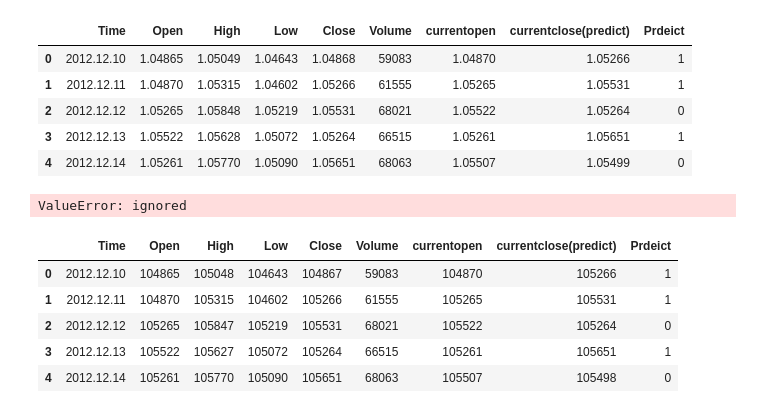
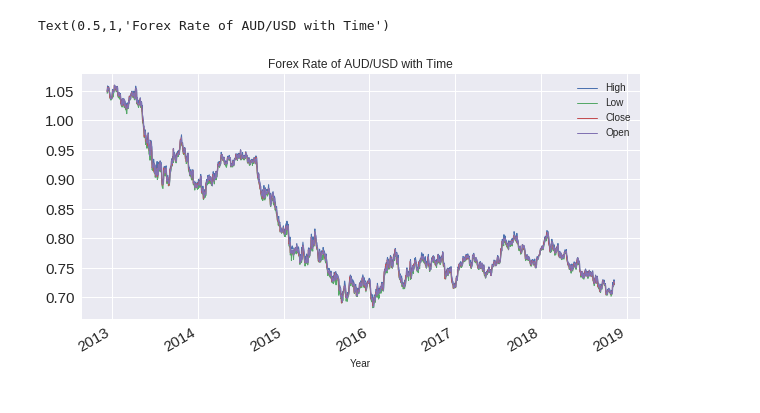
Before and after one commit to IrfanKhalid/ForexExchangePrediction, a Jupyter notebook: ForexExchange.ipynb, the cells around one changed output. Drawn from its saved outputs; the diff is of its cells as text; code cells hidden in the pictures.

```diff
--- a/ForexExchange.ipynb
+++ b/ForexExchange.ipynb
@@ -41,2 +30,3 @@ Mounted at /content/drive
 # %%
-Forex=pd.read_csv("drive/My Drive/Forex_AUDUSD1440 - Forex_AUDUSD1440.csv")
+#Load Data
+Forex=pd.read_csv("drive/My Drive/Forex_AUDUSD1440.csv")
@@ -69,0 +72,12 @@ Forex.describe()
+# %%
+#Visualization to understand the data distribution
+
+ForexT=Forex[['High','Low','Close','Open','Time']]
+ForexT.Time = pd.to_datetime(ForexT.Time)
+ForexT.set_index('Time', inplace=True)
+ForexT.plot(figsize=(10,5), linewidth=1, fontsize=15)
+plt.xlabel('Year', fontsize=10);
+plt.title('Forex Rate of AUD/USD with Time')
+# %% [output]
+Text(0.5,1,'Forex Rate of AUD/USD with Time')
+[figure, added]
@@ -70,35 +92,5 @@ Forex.describe()
 # %%
-#train['Age'].apply(lambda x: meanMaleAge if x=0  )
-#Forex.drop(['Predict'],axis=1)
+# Create New Attribute for classification task 'Profit', if curreny will close more than opening, than we will have profit, otherwise we will have lost
+
 Forex['Prdeict']=Forex['currentclose(predict)']-Forex['currentopen']
 Forex['Prdeict']=Forex['Prdeict'].apply(lambda x: 1 if x > 0 else 0)
-Forex.head()
-# %% [output]
-|  | Time | Open | High | Low | Close | Volume | currentopen | currentclose(predict) | Prdeict |
-| 0 | 2012.12.10 | 1.04865 | 1.05049 | 1.04643 | 1.04868 | 59083 | 1.04870 | 1.05266 | 1 |
-| 1 | 2012.12.11 | 1.04870 | 1.05315 | 1.04602 | 1.05266 | 61555 | 1.05265 | 1.05531 | 1 |
-| 2 | 2012.12.12 | 1.05265 | 1.05848 | 1.05219 | 1.05531 | 68021 | 1.05522 | 1.05264 | 0 |
-| 3 | 2012.12.13 | 1.05522 | 1.05628 | 1.05072 | 1.05264 | 66515 | 1.05261 | 1.05651 | 1 |
-| 4 | 2012.12.14 | 1.05261 | 1.05770 | 1.05090 | 1.05651 | 68063 | 1.05507 | 1.05499 | 0 |
-# %%
-
-
-Forex=Forex.drop(['opena1','opena2','opena3'], axis=1)
-# %% [output]
-ValueError: ignored
-# %%
-Forex.Open=(Forex.Open*100000).astype(int)
-Forex.Close=(Forex.Close*100000).astype(int)
-Forex.High=(Forex.High*100000).astype(int)
-Forex.Low=(Forex.Low*100000).astype(int)
-Forex.currentopen=(Forex.currentopen*100000).astype(int)
-Forex['currentclose(predict)']=(Forex['currentclose(predict)'] *100000).astype(int)
-
-Forex.head()
-# %% [output]
-|  | Time | Open | High | Low | Close | Volume | currentopen | currentclose(predict) | Prdeict |
-| 0 | 2012.12.10 | 104865 | 105048 | 104643 | 104867 | 59083 | 104870 | 105266 | 1 |
-| 1 | 2012.12.11 | 104870 | 105315 | 104602 | 105266 | 61555 | 105265 | 105531 | 1 |
-| 2 | 2012.12.12 | 105265 | 105847 | 105219 | 105531 | 68021 | 105522 | 105264 | 0 |
-| 3 | 2012.12.13 | 105522 | 105627 | 105072 | 105264 | 66515 | 105261 | 105651 | 1 |
-| 4 | 2012.12.14 | 105261 | 105770 | 105090 | 105651 | 68063 | 105507 | 105498 | 0 |
```
Also changed, not shown: parts of 25 cells of this notebook.
